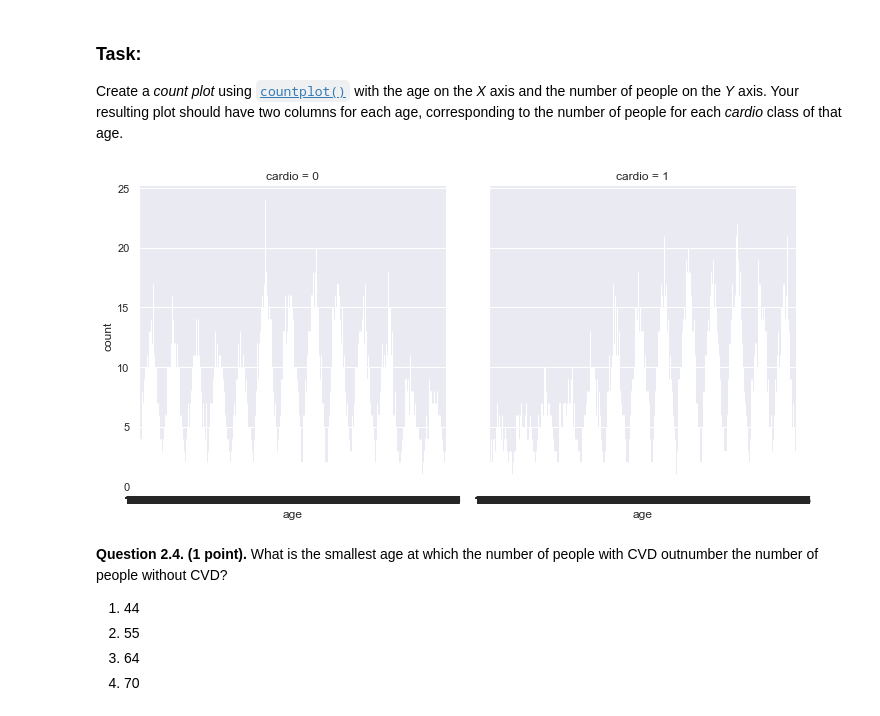
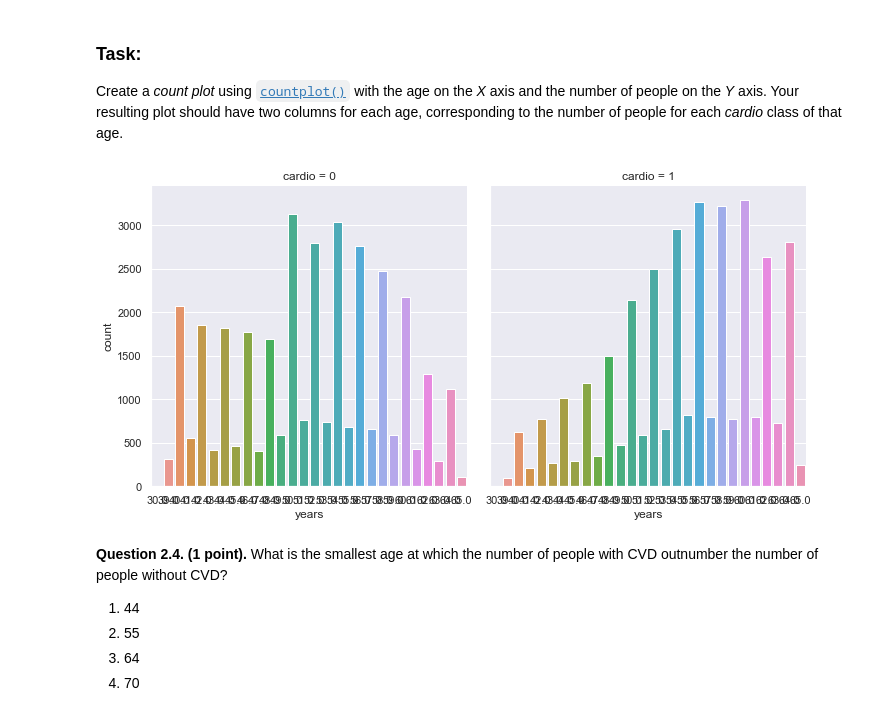
Before and after one commit to OsipovOleg/ml-introduction, a Jupyter notebook: task 1.3.ipynb, the cells around one changed output. Cells and saved outputs as stored; diff of their text form; code cells hidden in the pictures.

```diff
--- a/task 1.3.ipynb
+++ b/task 1.3.ipynb
@@ -275,7 +275,7 @@ Clarifications:
 - Calculate ``age_years`` feature – round age to the nearest number of years. For this task, select only the people of age 60 to 64, inclusive.
 - Cholesterol level categories differ between the figure and our dataset. The conversion for the ``cholesterol`` feature is as follows: 4 mmol/l $\rightarrow$ 1, 5-7 mmol/l $\rightarrow$ 2, 8 mmol/l $\rightarrow$ 3.
 # %%
-df['years'] = df['age'] / 365
+df['years'] = round(df['age'] / 365)
 
 df5 = (df[(df['years'] > 60) & (df['years'] <= 65) & (df['gender'] == 2) & (df['smoke'] == 1)])
 df5
@@ -704,28 +552,0 @@ res
-# %%
-# 6
-df["h"] = df["smoke"].rank()
-
-df["w"] = df["alco"].rank()
-
-m1 = df['h'].mean()
-m2 = df['w'].mean()
-
-df["h"] = df["h"] - m1
-df["w"] = df["w"] - m2
-
-df["spearman"] = df["h"] * df["w"]
-s = df["spearman"].sum() # сумма произведений (x-x')(y-y')
-
-df["h1"] = df["h"] * df["h"]
-df["w1"] = df["w"] * df["w"]
-
-s1 = (df["h1"].sum())** (0.5)
-s2 = (df["w1"].sum())** (0.5)
-
-s1otklon = (df["h1"].mean())** (0.5)
-s2otklon = (df["w1"].mean())** (0.5)
-
-cov = s / (s1 * s2) # ковариация
-
-res = cov / (s1otklon * s2otklon)
-res
@@ -802,9 +612,9 @@ Create a *count plot* using [`countplot()`](http://seaborn.pydata.org/generated/
 # %%
 sns.set_theme(style = "darkgrid")
 titanic = df
-ax = sns.catplot(x = "age", col = "cardio", data = titanic, kind="count")
+ax = sns.catplot(x = "years", col = "cardio", data = titanic, kind="count")
 # %% [output]
-[figure, old version]
+[figure, new version]
 # %% [markdown]
 **Question 2.4. (1 point).** What is the smallest age at which the number of people with CVD outnumber the number of people without CVD?
 
```
Also changed, not shown: parts of 23 cells of this notebook, 1 other file.
